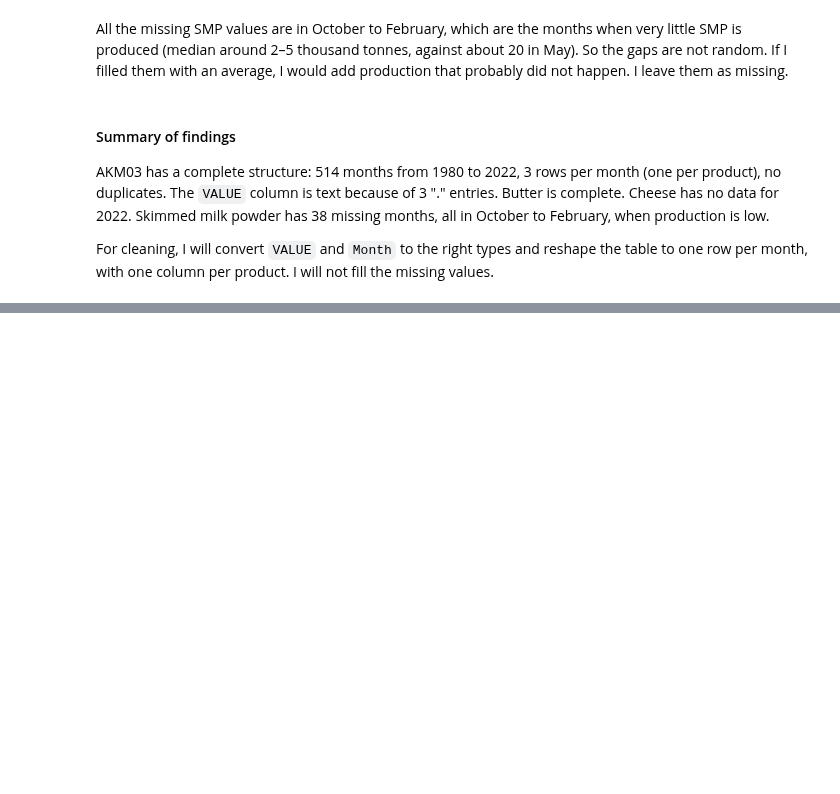
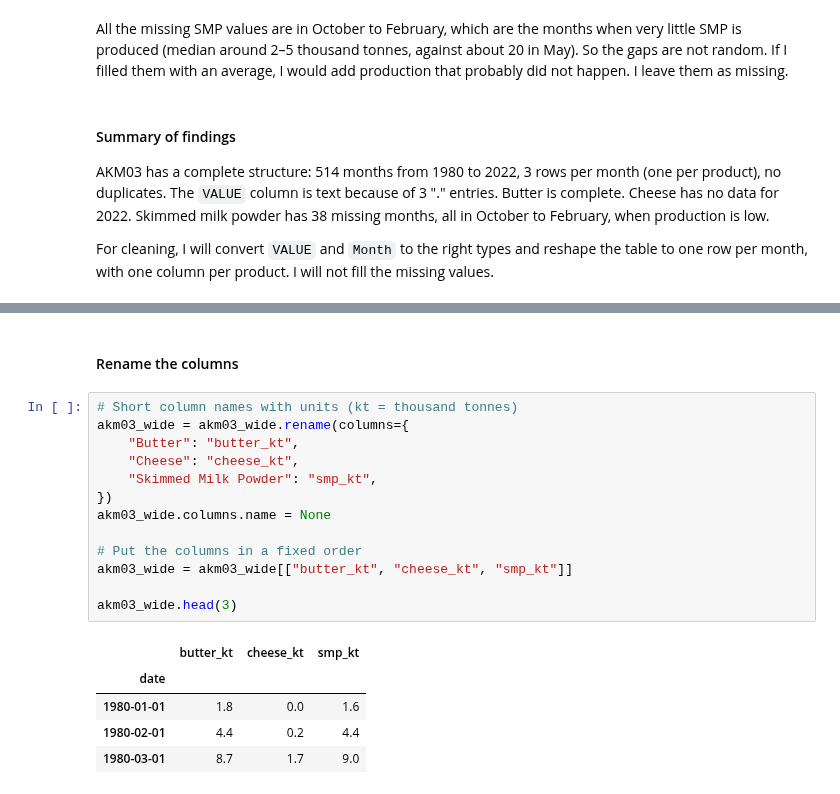
Before and after one commit to temulenbd/irish-dairy-analysis, a Jupyter notebook: notebooks/1_data_preparation.ipynb, the cells around one changed output, grey strips where cells are left out. Drawn from its saved outputs; the diff is of its cells as text; blank space fills up the shorter version.

```diff
--- a/notebooks/1_data_preparation.ipynb
+++ b/notebooks/1_data_preparation.ipynb
@@ -811,0 +839,21 @@ For cleaning, I will convert `VALUE` and `Month` to the right types and reshape
+# %% [markdown]
+#### Rename the columns
+# %%
+# Short column names with units (kt = thousand tonnes)
+akm03_wide = akm03_wide.rename(columns={
+    "Butter": "butter_kt",
+    "Cheese": "cheese_kt",
+    "Skimmed Milk Powder": "smp_kt",
+})
+akm03_wide.columns.name = None
+
+# Put the columns in a fixed order
+akm03_wide = akm03_wide[["butter_kt", "cheese_kt", "smp_kt"]]
+
+akm03_wide.head(3)
+# %% [output]
+|  | butter_kt | cheese_kt | smp_kt |
+| date |  |  |  |
+| 1980-01-01 | 1.8 | 0.0 | 1.6 |
+| 1980-02-01 | 4.4 | 0.2 | 4.4 |
+| 1980-03-01 | 8.7 | 1.7 | 9.0 |
```
Also changed, not shown: parts of 9 cells of this notebook.
